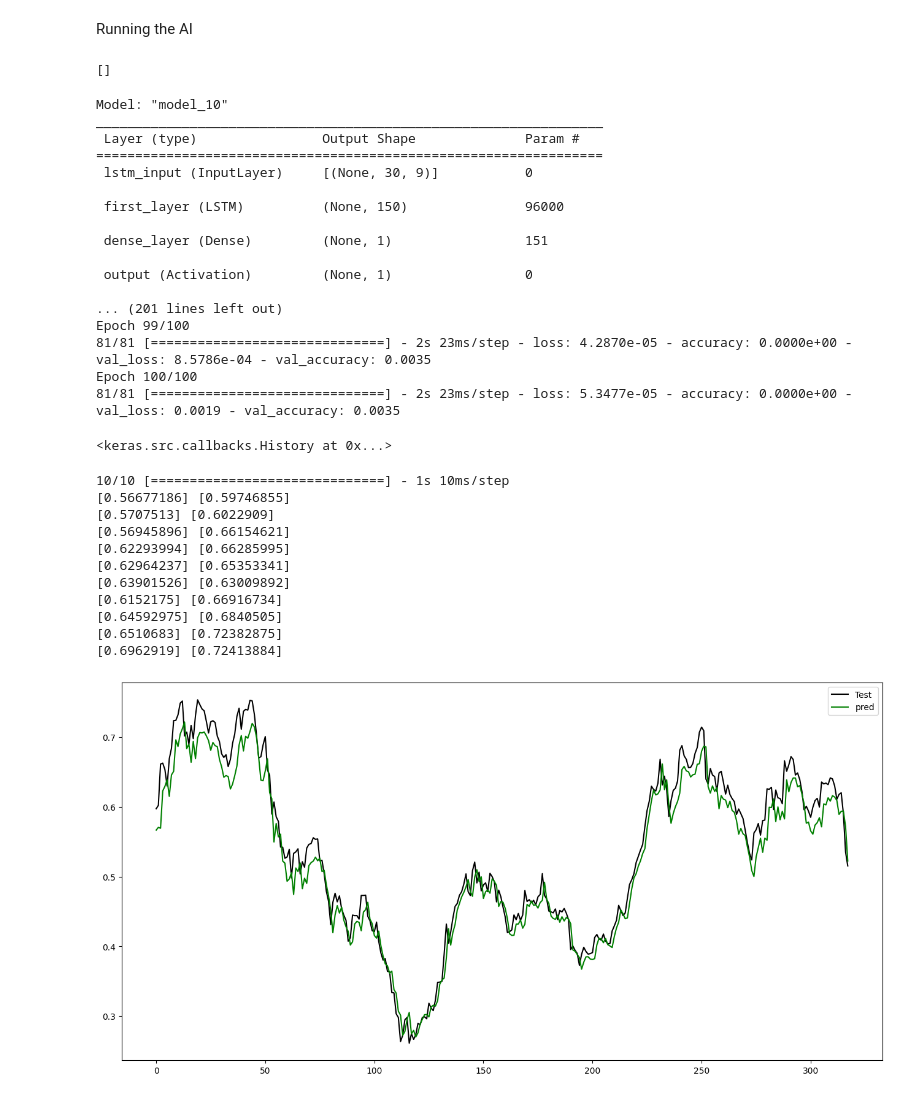
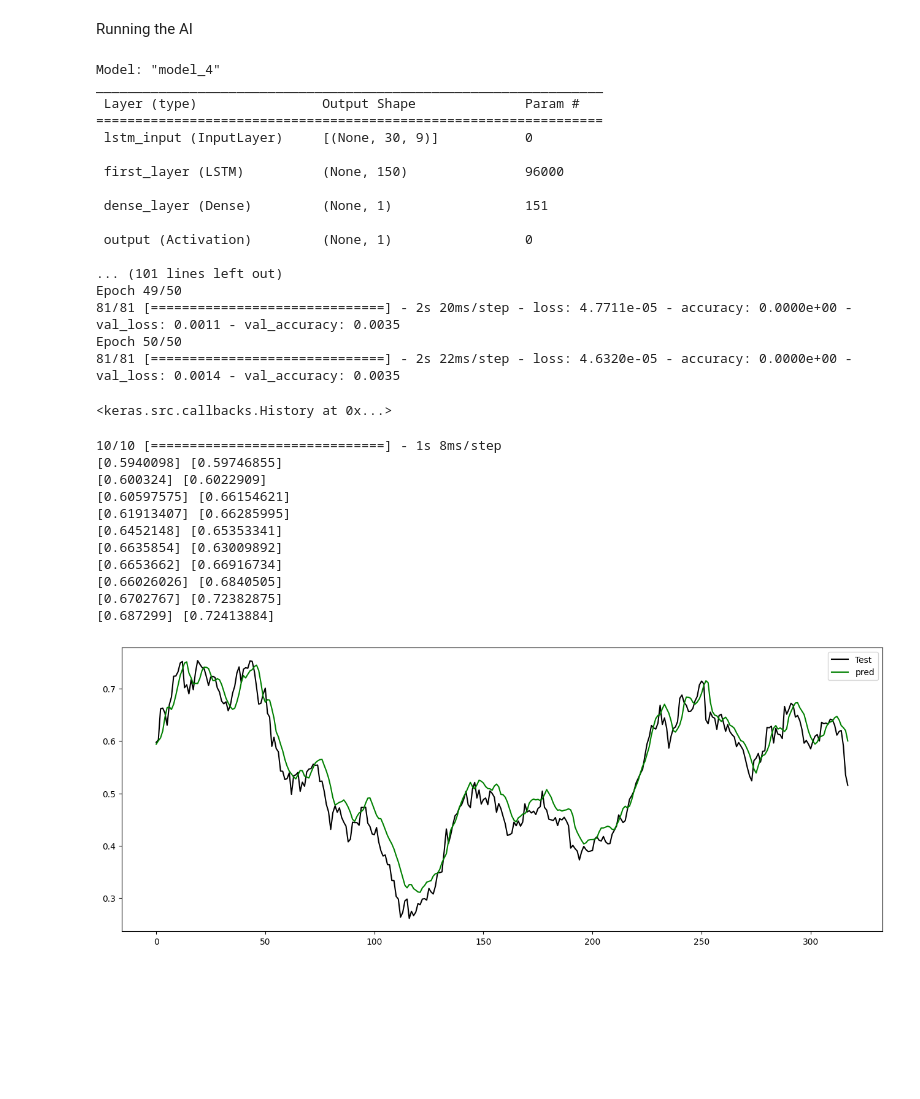
Before and after one commit to wilnertw/stock-prediction-system-FYP-, a Jupyter notebook: prediction/AI_model_Test2.ipynb, the cells around one changed output. Cells and saved outputs as stored; diff of their text form; code cells hidden in the pictures; blank space fills up the shorter version.

```diff
--- a/prediction/AI_model_Test2.ipynb
+++ b/prediction/AI_model_Test2.ipynb
@@ -100,16 +67,12 @@ plt.show()
 # Adding indicators
 data['RSI']=ta.rsi(data.Close, length=15)
 data['EMAF']=ta.ema(data.Close, length=20)
-data['EMAM']=ta.ema(data.Close, length=100)
-data['EMAS']=ta.ema(data.Close, length=150)
-
-#data['Target'] = data['Adj Close']-data.Open
-#data['Target'] = data['Target'].shift(-1)
-
-#data['TargetClass'] = [1 if data.Target[i]>0 else 0 for i in range(len(data))]
+data['EMAM']=ta.ema(data.Close, length=50)
+data['EMAS']=ta.ema(data.Close, length=100)
 
 data['TargetNextClose'] = data['Adj Close'].shift(-1)
 
 data.dropna(inplace=True)
 data.reset_index(inplace = True)
 data.drop(['Volume', 'Close', 'Date'], axis=1, inplace=True)
+data
@@ -201,11 +163,6 @@ print(y_test.shape)
 (318, 1)
 # %% [markdown]
 Running the AI
-# %%
-import tensorflow as tf
-print(tf.config.list_physical_devices('GPU'))
-# %% [output]
-[]
 # %%
 from keras.models import Sequential
 from keras.layers import LSTM
@@ -223,7 +180,7 @@ import numpy as np
 #tf.random.set_seed(20)
 np.random.seed(20)
 
-lstm_input = Input(shape=(backcandles, col), name='lstm_input')
+lstm_input = Input(shape=(backcandles, col_size), name='lstm_input')
 inputs = LSTM(150, name='first_layer')(lstm_input)
 inputs = Dense(1, name='dense_layer')(inputs)
 output = Activation('relu', name='output')(inputs)
@@ -231,9 +188,9 @@ model = Model(inputs=lstm_input, outputs=output)
 adam = optimizers.Adam(learning_rate=0.001)
 model.summary()
 model.compile(optimizer=adam, loss='mse', metrics='accuracy')
-model.fit(x=X_train, y=y_train, epochs=100, shuffle=True, validation_split = 0.1, use_multiprocessing=True)
+model.fit(x=X_train, y=y_train, epochs=50, shuffle=True, validation_split = 0.1, use_multiprocessing=True)
 # %% [output]
-Model: "model_10"
+Model: "model_4"
 _________________________________________________________________
  Layer (type)                Output Shape              Param #
 =================================================================
@@ -245,11 +202,11 @@ _________________________________________________________________
 
  output (Activation)         (None, 1)                 0
 
-... (201 lines left out)
-Epoch 99/100
-81/81 [==============================] - 2s 23ms/step - loss: 4.2870e-05 - accuracy: 0.0000e+00 - val_loss: 8.5786e-04 - val_accuracy: 0.0035
-Epoch 100/100
-81/81 [==============================] - 2s 23ms/step - loss: 5.3477e-05 - accuracy: 0.0000e+00 - val_loss: 0.0019 - val_accuracy: 0.0035
+... (101 lines left out)
+Epoch 49/50
+81/81 [==============================] - 2s 20ms/step - loss: 4.7711e-05 - accuracy: 0.0000e+00 - val_loss: 0.0011 - val_accuracy: 0.0035
+Epoch 50/50
+81/81 [==============================] - 2s 22ms/step - loss: 4.6320e-05 - accuracy: 0.0000e+00 - val_loss: 0.0014 - val_accuracy: 0.0035
 <keras.src.callbacks.History at 0x...>
 # %%
 y_pred = model.predict(X_test)
@@ -257,22 +214,22 @@ y_pred = model.predict(X_test)
 for i in range(10):
     print(y_pred[i], y_test[i])
 # %% [output]
-10/10 [==============================] - 1s 10ms/step
-[0.56677186] [0.59746855]
-[0.5707513] [0.6022909]
-[0.56945896] [0.66154621]
-[0.62293994] [0.66285995]
-[0.62964237] [0.65353341]
-[0.63901526] [0.63009892]
-[0.6152175] [0.66916734]
-[0.64592975] [0.6840505]
-[0.6510683] [0.72382875]
-[0.6962919] [0.72413884]
+10/10 [==============================] - 1s 8ms/step
+[0.5940098] [0.59746855]
+[0.600324] [0.6022909]
+[0.60597575] [0.66154621]
+[0.61913407] [0.66285995]
+[0.6452148] [0.65353341]
+[0.6635854] [0.63009892]
+[0.6653662] [0.66916734]
+[0.66026026] [0.6840505]
+[0.6702767] [0.72382875]
+[0.687299] [0.72413884]
 # %%
-plt.figure(figsize=(16,8))
+plt.figure(figsize=(16,6))
 plt.plot(y_test, color = 'black', label = 'Test')
 plt.plot(y_pred, color = 'green', label = 'pred')
 plt.legend()
 plt.show()
 # %% [output]
-[figure, old version]
+[figure, new version]
```
Also changed, not shown: parts of 11 cells of this notebook, 20 other files.
